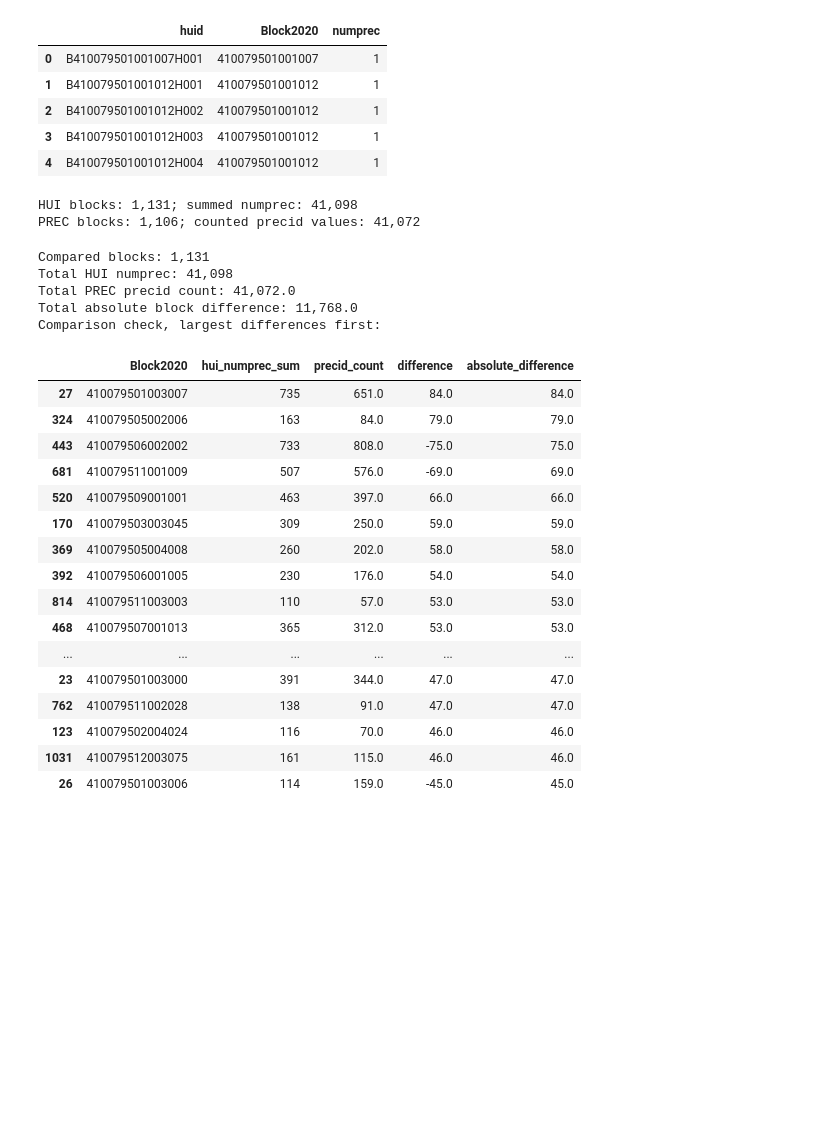
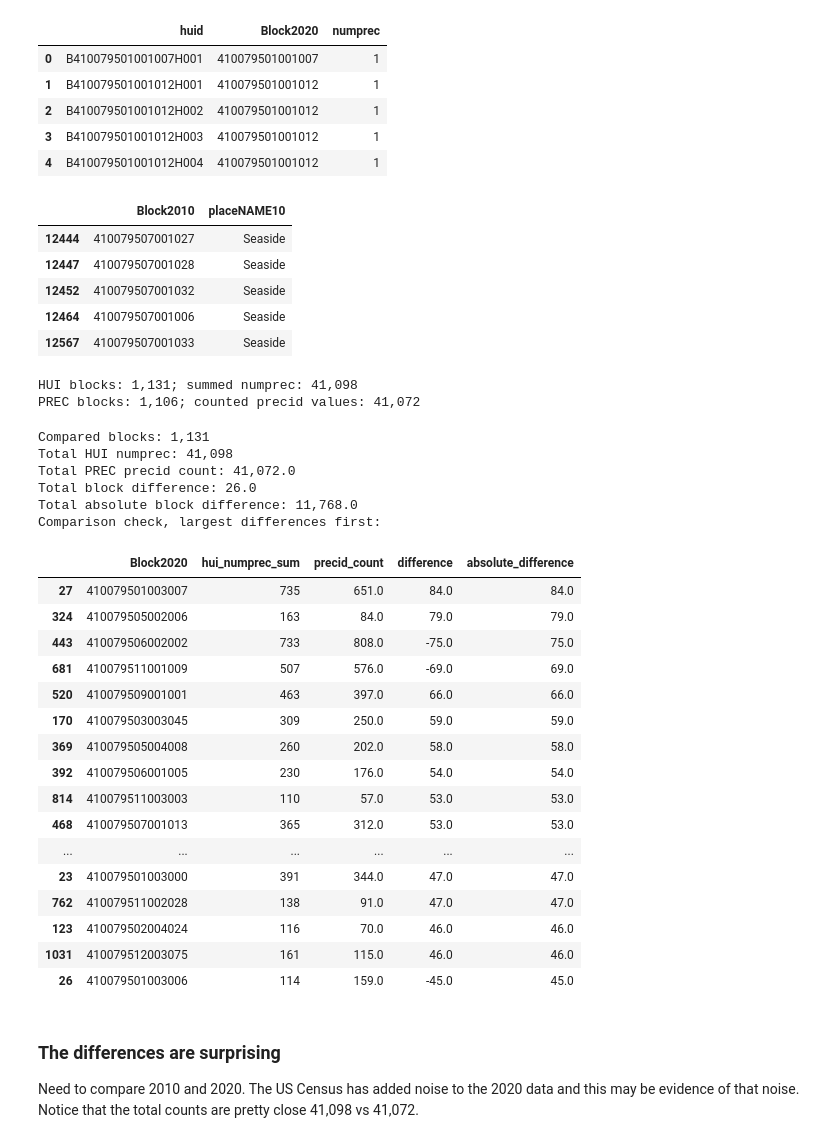
Before and after one commit to npr99/intersect-community-data, a Jupyter notebook: ncoda_07kv7_HUA_PREC_Disability.ipynb, the cells around one changed output. Saved outputs shown, nothing was run; the diff lists cells and outputs as text; code cells hidden in the pictures; blank space fills up the shorter version.

Commit message:
issue with prec hui appears to be US Census noise added in 2020.

```diff
--- a/ncoda_07kv7_HUA_PREC_Disability.ipynb
+++ b/ncoda_07kv7_HUA_PREC_Disability.ipynb
@@ -1224,6 +1224,22 @@ hui_compare_df.head()
 | 2 | B410079501001012H002 | 410079501001012 | 1 |
 | 3 | B410079501001012H003 | 410079501001012 | 1 |
 | 4 | B410079501001012H004 | 410079501001012 | 1 |
+# %%
+hua_path_2010 = 'OutputData/Seaside_OR_NSI/hua_v2-2-0_Seaside_OR_NSI_2010_NSI_rs9876.csv'
+# Read HUI block id and numprec
+hua2010_compare_df = pd.read_csv(hua_path_2010, usecols=['Block2010', 'placeNAME10'],low_memory=False)
+# keep seaside blocks
+hua2010_compare_df = hua2010_compare_df[hua2010_compare_df['placeNAME10'] == 'Seaside']
+# drop duplicates
+hua2010_compare_df = hua2010_compare_df.drop_duplicates(subset=['Block2010'])
+hua2010_compare_df.head()
+# %% [output]
+|  | Block2010 | placeNAME10 |
+| 12444 | 410079507001027 | Seaside |
+| 12447 | 410079507001028 | Seaside |
+| 12452 | 410079507001032 | Seaside |
+| 12464 | 410079507001006 | Seaside |
+| 12567 | 410079507001033 | Seaside |
 # %%
 # Sum HUI numprec and count unique PREC ids by block
 hui_by_block = (hui_compare_df.groupby('Block2020', dropna=False, as_index=False)['numprec']
@@ -1249,6 +1265,7 @@ assert block_comparison_df['Block2020'].notna().all(), 'Missing block ids found
 print(f'Compared blocks: {len(block_comparison_df):,}')
 print(f'Total HUI numprec: {block_comparison_df.hui_numprec_sum.sum():,}')
 print(f'Total PREC precid count: {block_comparison_df.precid_count.sum():,}')
+print(f'Total block difference: {block_comparison_df.difference.sum():,}')
 print(f'Total absolute block difference: {block_comparison_df.absolute_difference.sum():,}')
 print('Comparison check, largest differences first:')
 display(block_comparison_df.head(20))
@@ -1256,6 +1273,7 @@ display(block_comparison_df.head(20))
 Compared blocks: 1,131
 Total HUI numprec: 41,098
 Total PREC precid count: 41,072.0
+Total block difference: 26.0
 Total absolute block difference: 11,768.0
 Comparison check, largest differences first:
 |  | Block2020 | hui_numprec_sum | precid_count | difference | absolute_difference |
@@ -1275,3 +1293,6 @@ Comparison check, largest differences first:
 | 123 | 410079502004024 | 116 | 70.0 | 46.0 | 46.0 |
 | 1031 | 410079512003075 | 161 | 115.0 | 46.0 | 46.0 |
 | 26 | 410079501003006 | 114 | 159.0 | -45.0 | 45.0 |
+# %% [markdown]
+### The differences are surprising
+Need to compare 2010 and 2020. The US Census has added noise to the 2020 data and this may be evidence of that noise. Notice that the total counts are pretty close 41,098 vs 41,072.
```
Also changed, not shown: parts of 3 cells of this notebook.
